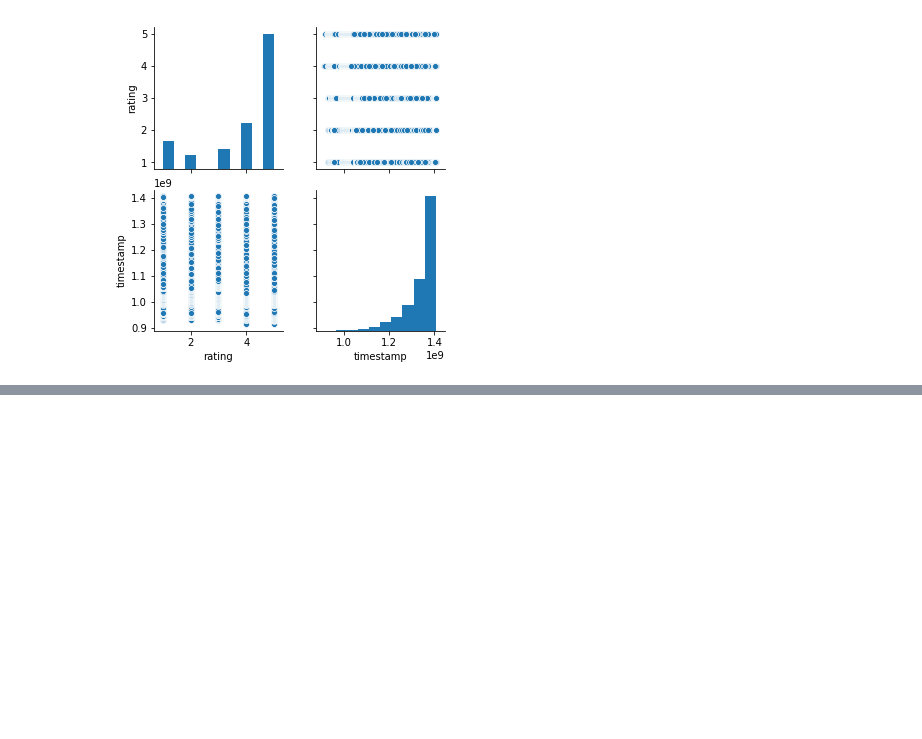
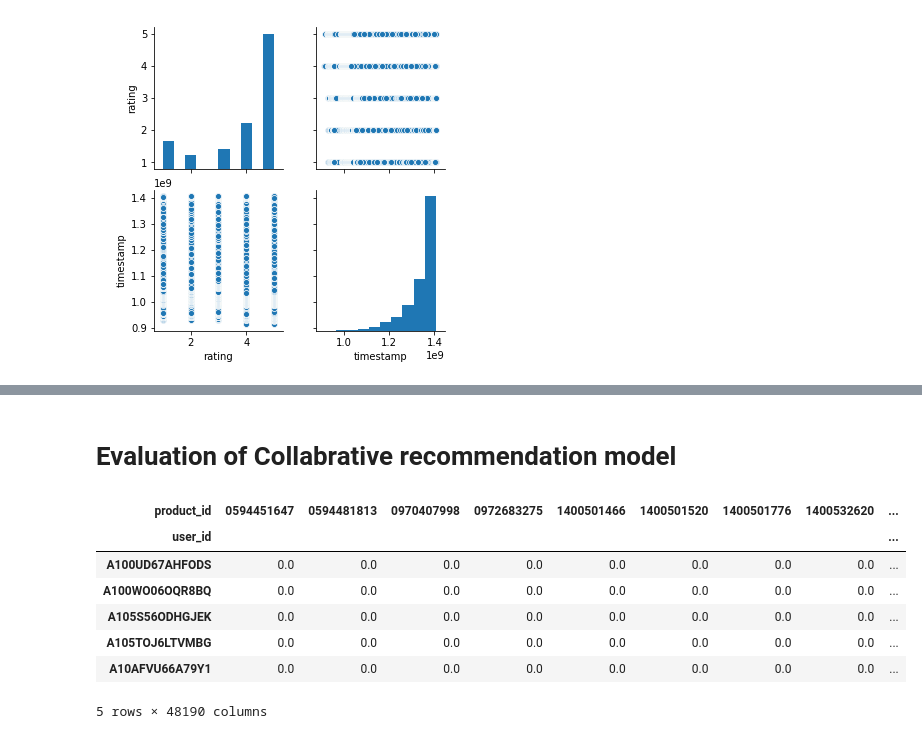
Before and after one commit to jpthirumalai/aiml, a Jupyter notebook: Project-RecommenderSystem/Project-RecommenderSystem-Thiru.ipynb, the cells around one changed output, grey strips where cells are left out. Cells and saved outputs as stored; diff of their text form; code cells hidden in the pictures; blank space fills up the shorter version.

```diff
--- a/Project-RecommenderSystem/Project-RecommenderSystem-Thiru.ipynb
+++ b/Project-RecommenderSystem/Project-RecommenderSystem-Thiru.ipynb
@@ -59,0 +444,17 @@ sns.pairplot(elec_df)
+# %% [markdown]
+# Evaluation of Collabrative recommendation model
+# %%
+counts=elec_df.user_id.value_counts()
+elec_df1_final=elec_df[elec_df.user_id.isin(counts[counts>=50].index)]
+#constructing the pivot table
+final_ratings_matrix = elec_df1_final.pivot(index = 'user_id', columns ='product_id', values = 'rating').fillna(0)
+final_ratings_matrix.head()
+# %% [output]
+| product_id | 0594451647 | 0594481813 | 0970407998 | 0972683275 | 1400501466 | 1400501520 | 1400501776 | 1400532620 | ... |
+| user_id |  |  |  |  |  |  |  |  | ... |
+| A100UD67AHFODS | 0.0 | 0.0 | 0.0 | 0.0 | 0.0 | 0.0 | 0.0 | 0.0 | ... |
+| A100WO06OQR8BQ | 0.0 | 0.0 | 0.0 | 0.0 | 0.0 | 0.0 | 0.0 | 0.0 | ... |
+| A105S56ODHGJEK | 0.0 | 0.0 | 0.0 | 0.0 | 0.0 | 0.0 | 0.0 | 0.0 | ... |
+| A105TOJ6LTVMBG | 0.0 | 0.0 | 0.0 | 0.0 | 0.0 | 0.0 | 0.0 | 0.0 | ... |
+| A10AFVU66A79Y1 | 0.0 | 0.0 | 0.0 | 0.0 | 0.0 | 0.0 | 0.0 | 0.0 | ... |
+5 rows × 48190 columns
```
Also changed, not shown: parts of 61 cells of this notebook, 1 other file.
